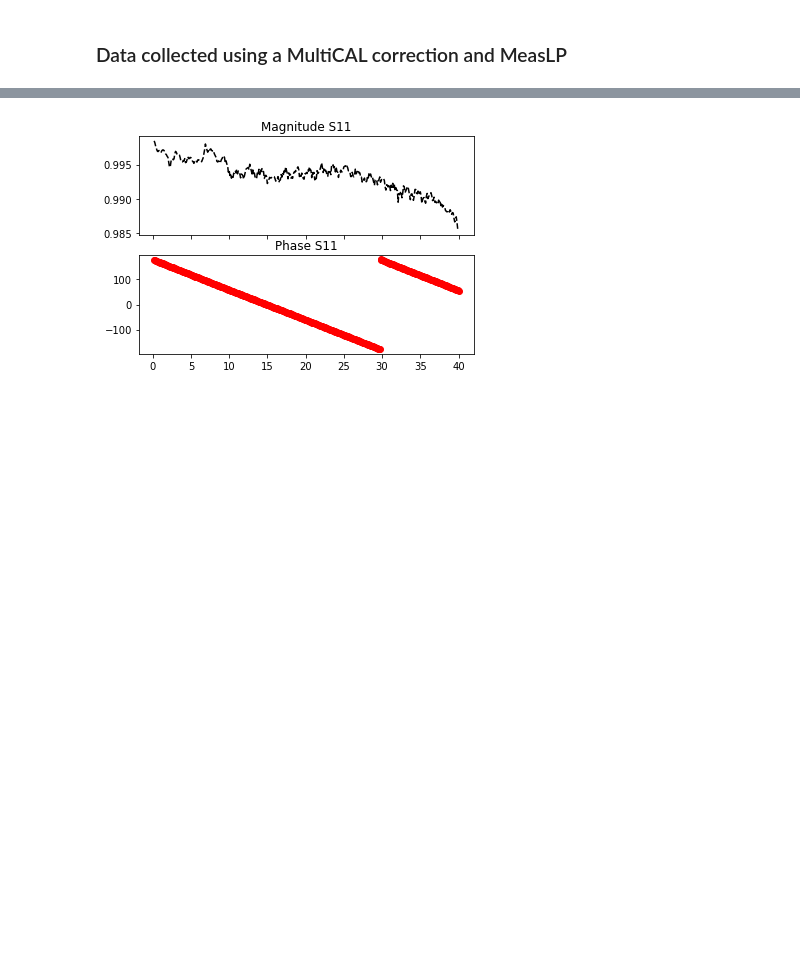
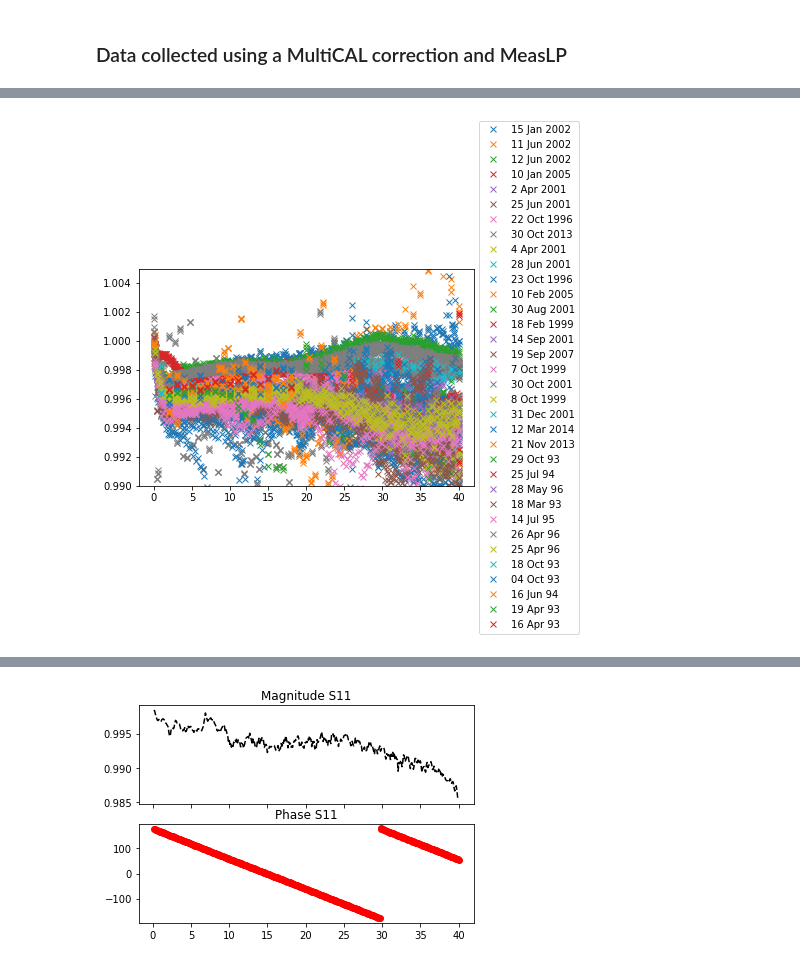
Before and after one commit to aricsanders/Jupyter-Notebooks, a Jupyter notebook: 292_Comparison_MUF_Calrep_MeasLp_20170508_001.ipynb, the cells around one changed output, grey strips where cells are left out. Saved outputs shown, nothing was run; the diff lists cells and outputs as text; code cells hidden in the pictures; blank space fills up the shorter version.

```diff
--- a/292_Comparison_MUF_Calrep_MeasLp_20170508_001.ipynb
+++ b/292_Comparison_MUF_Calrep_MeasLp_20170508_001.ipynb
@@ -33,0 +170,10 @@ C29102_calrep_2=calrep(C29102_raw_2)
+# %%
+unique_dates=C29102_results[-1]["Measurement_Date"].unique().tolist()
+for date in unique_dates[:]:
+    date_frame=C29102_results[-1][C29102_results[-1]["Measurement_Date"]==date]
+    plt.plot(date_frame["Frequency"],date_frame["magS11"],'x',label=date)
+plt.legend(loc='center left', bbox_to_anchor=(1, 0.5))
+plt.ylim([.990,1.005])
+plt.show()
+# %% [output]
+[figure, added]
```
Also changed, not shown: parts of 11 cells of this notebook, 2 other files.
